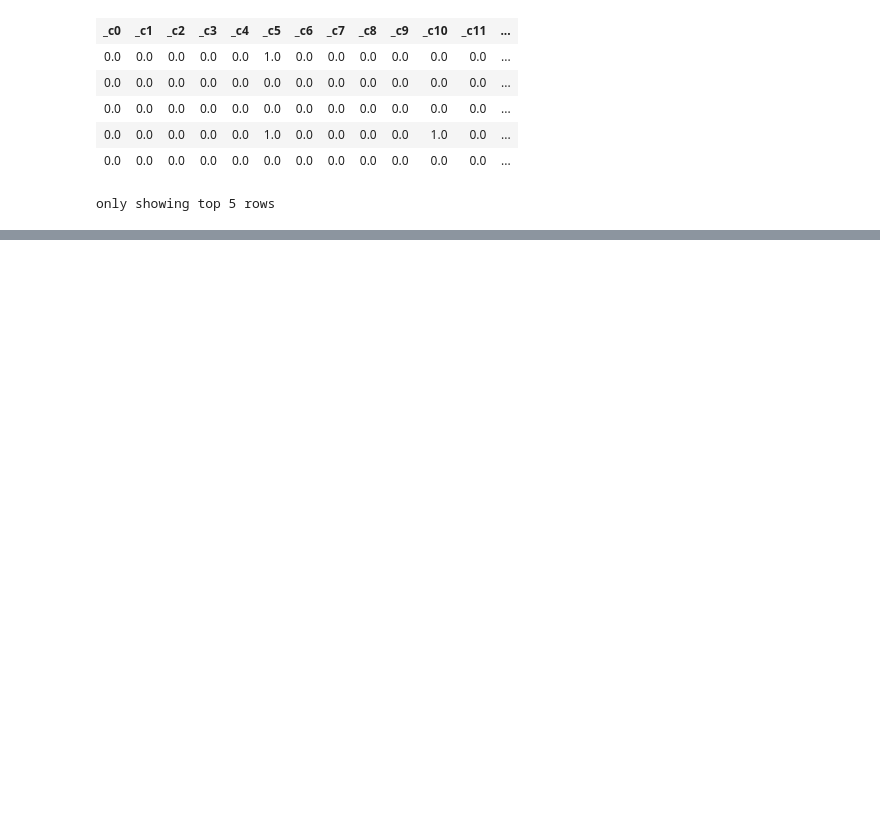
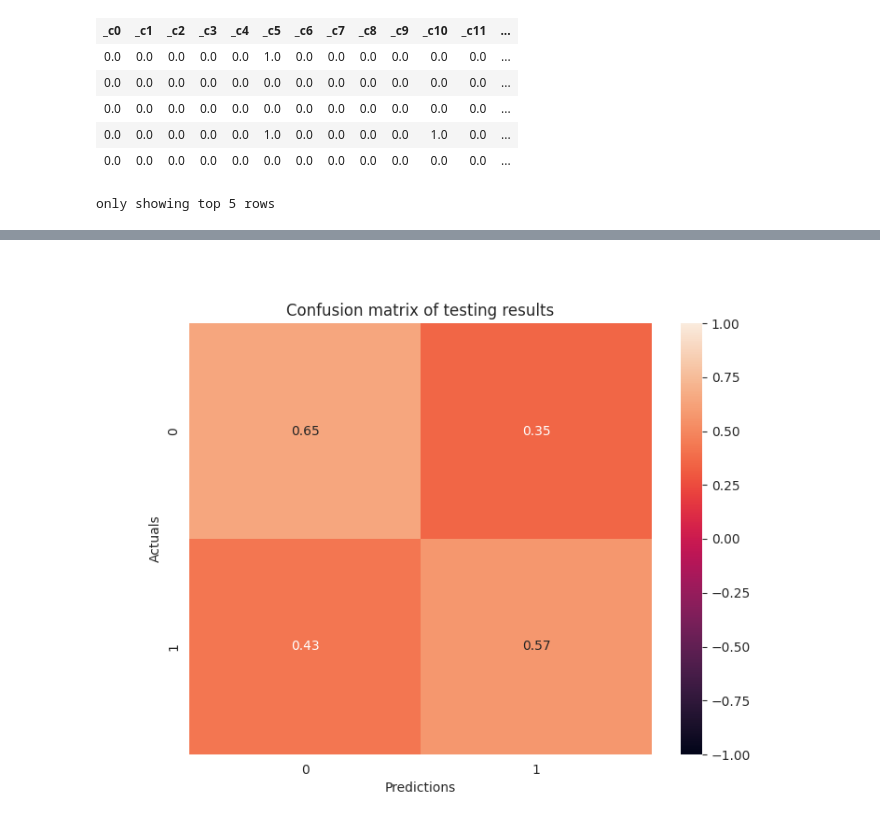
Before and after one commit to grtetrault/aiml-blackbelt-capstone, a Jupyter notebook: notebooks/3c-TrainingSparkModel.ipynb, the cells around one changed output, grey strips where cells are left out. Drawn from its saved outputs; the diff is of its cells as text; code cells hidden in the pictures; blank space fills up the shorter version.

```diff
--- a/notebooks/3c-TrainingSparkModel.ipynb
+++ b/notebooks/3c-TrainingSparkModel.ipynb
@@ -102,18 +87,24 @@ feature_assembler = ml.feature.VectorAssembler(
     handleInvalid="keep"
 )
 # %%
-# Define perceptron.
+# Define perceptron layers. For this architecture, we are
+# choosing two dense hidden layers with 256 and 128
+# respsectively. For classification, Spark's perceptron
+# implementation requires the number of output nodes to be
+# the number of classes.
 layers = [
-    len(train_df.columns) - 1, # Number of inputs.
+    len(train_df.columns[1:]), # Number of inputs.
     256,
     128,
-    64,
     2 # Number of outputs.
 ]
 mlp_classifier = ml.classification.MultilayerPerceptronClassifier(
     featuresCol="features",
     labelCol=train_df.columns[0],
-    layers=layers
+    predictionCol="prediction",
+    layers=layers,
+    maxIter=100,
+    blockSize=512
 )
 # %%
 # Wrap steps into pipeline.
@@ -134,3 +126,5 @@ transformed_test_df = inference_model.transform(test_df)
+# %%
+transformed_test_df = inference_model.transform(validation_df)
 # %%
 %%pretty
 transformed_test_df.show(5)
@@ -138,0 +139,12 @@ inference_model.summary
+# %%
+# Create objects to compute metrics on performance.
+evaluator = ml.evaluation.BinaryClassificationEvaluator(
+    labelCol=transformed_test_df.columns[0],
+    rawPredictionCol="prediction"
+)
+metrics = MulticlassMetrics(
+    transformed_test_df.select(
+        "prediction",
+        transformed_test_df.columns[0]
+     ).rdd
+)
@@ -138,0 +169,18 @@ inference_model.summary
+# %%
+# Compute confusion matrix.
+confusion_np = metrics.confusionMatrix().toArray()
+norm_confusion_np = confusion_np / confusion_np.sum(axis=1)
+
+# Show confusion matrix.
+fig, ax = plt.subplots(figsize=(8, 6))
+sns.heatmap(
+    norm_confusion_np,
+    vmin=-1.0, vmax=1.0, annot=True, fmt=".2f",
+    ax=ax
+)
+ax.set_xlabel("Predictions")
+ax.set_ylabel("Actuals")
+ax.set_title("Confusion matrix of testing results")
+%matplot plt
+# %% [output]
+[figure, added]
```
Also changed, not shown: parts of 16 cells of this notebook, 1 other file.
